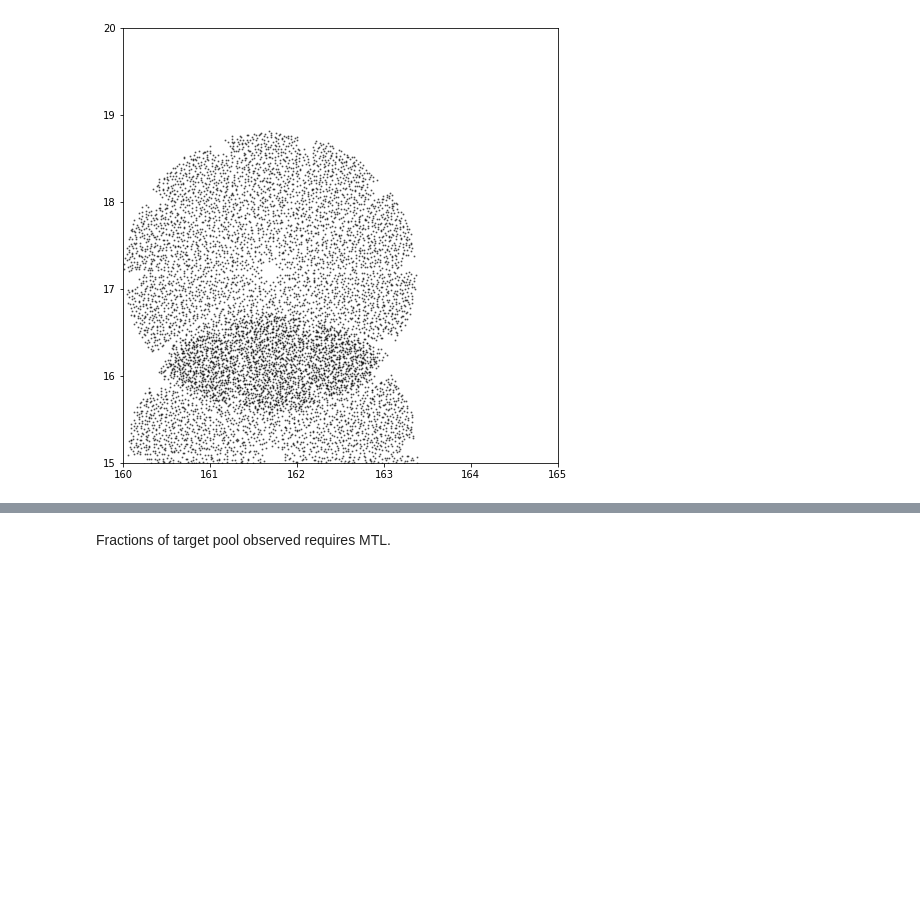
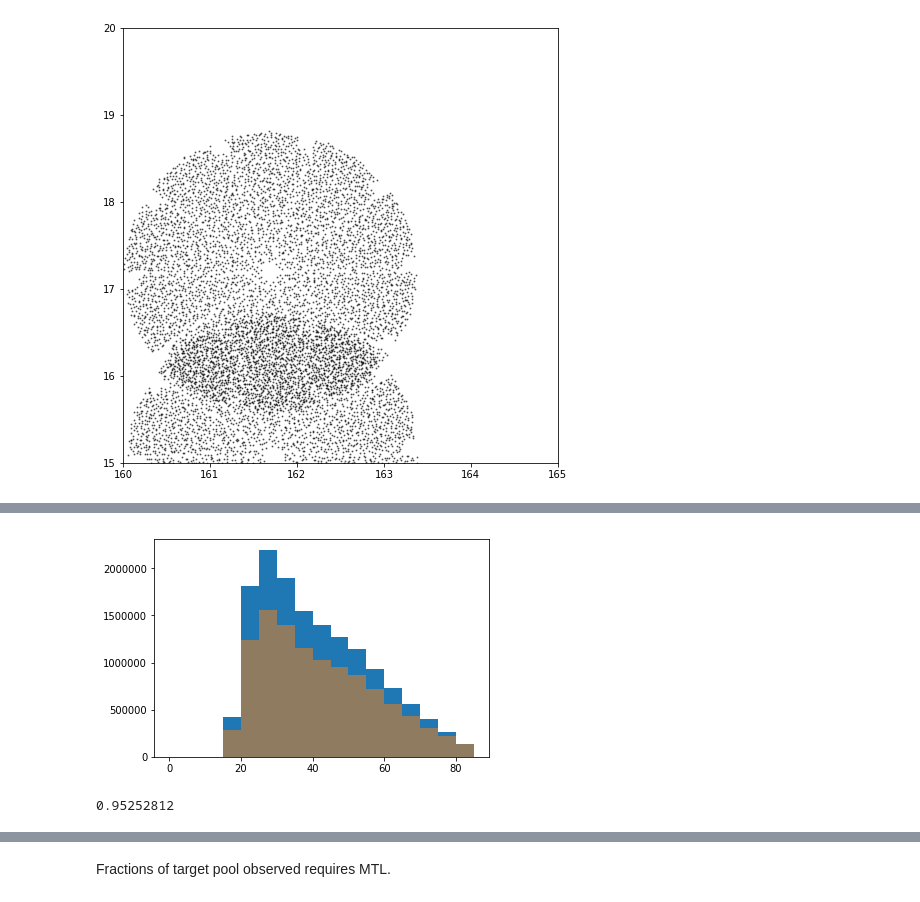
Before and after one commit to apcooper/mws_svplan, a Jupyter notebook: JFR_DR7.ipynb, the cells around one changed output, grey strips where cells are left out. Cells and saved outputs as stored; diff of their text form; code cells hidden in the pictures; blank space fills up the shorter version.

```diff
--- a/JFR_DR7.ipynb
+++ b/JFR_DR7.ipynb
@@ -452,0 +477,9 @@ pl.xlim(160,165)
+# %%
+bins=np.arange(0,90,5)
+
+tiles_bright_coord = coord.SkyCoord(tiles_bright['RA'],tiles_bright['DEC'],unit='deg',frame='icrs')
+hall_w = pl.hist(np.abs(tiles_bright_coord.galactic.b.deg),weights=tiles_bright['STAR_DENSITY'],bins=bins,alpha=1)
+tiles_included_coord = coord.SkyCoord(tiles_included['RA'],tiles_included['DEC'],unit='deg',frame='icrs')
+hinc_w = pl.hist(np.abs(tiles_included_coord.galactic.b.deg),weights=tiles_included['STAR_DENSITY'],bins=bins,alpha=0.5)
+# %% [output]
+[figure, added]
@@ -452,0 +489,4 @@ pl.xlim(160,165)
+# %%
+np.mean(tiles_missing['STAR_DENSITY'])/np.mean(tiles_included['STAR_DENSITY'])
+# %% [output]
+0.95252812
```
Also changed, not shown: parts of 11 cells of this notebook, 1 other file.
